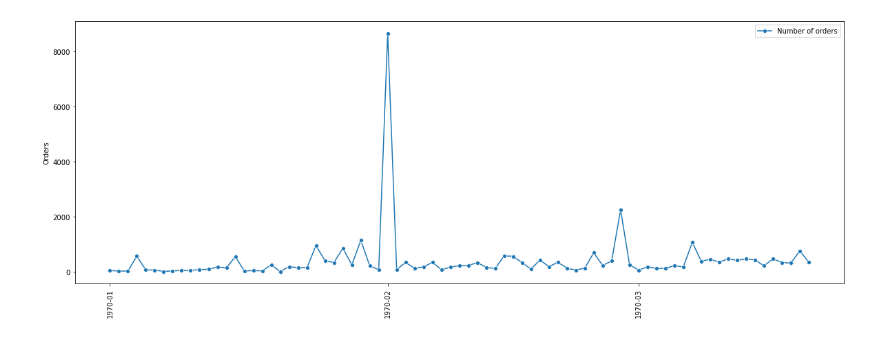
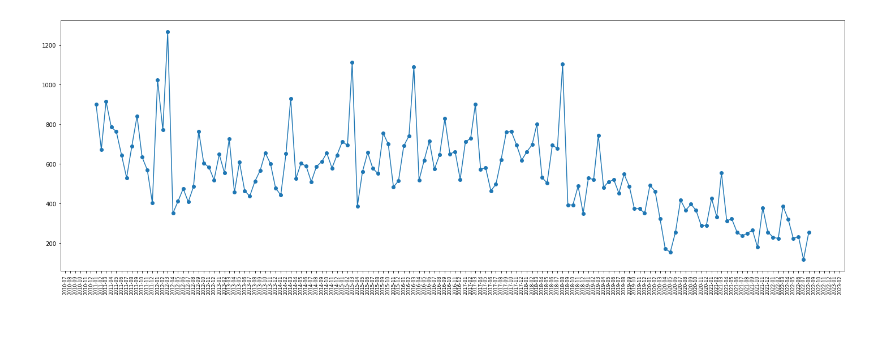
Before and after one commit to martinel-UAS/projects, a Jupyter notebook: 5. Master_thesis/Project.ipynb, the cells around one changed output. Cells and saved outputs as stored; diff of their text form; code cells hidden in the pictures.

```diff
--- a/5. Master_thesis/Project.ipynb
+++ b/5. Master_thesis/Project.ipynb
@@ -115,22 +152,26 @@ df
+# %%
+# Create a copy
+df_Finland = df
 # %%
+pd.set_option('mode.chained_assignment', None)
+
 # Get only Finland orders
-df_Finland = df[df.BranchCode == 'FI']
+df_Finland = df_Finland[df_Finland.RetailCountry == 'FIN']
 
 # Remove duplicates
-df_Finland.drop_duplicates(subset=['OrderNumber'], keep='last', inplace=True)
+df_Finland.drop_duplicates(subset=['orderNumber'], keep='last', inplace=True)
 
 # Remove unnecessary columns
-df_Finland.drop(['SalesPerformanceGroupCode', 'FinalDeliveryDealerAddr', 'LocationDealerAddr',
-        'CancellationDate', 'NSCModelGroupCode', 'ChangeDate',
-       'VehOrderClassTypeCode', 'VehOrderClassCode', 'Year', 'Month', 'Day',
-       'VehicleOrderClassTypeCodeChange', 'Return String', 'CustomerName',
-       'CutomerContactDetails', 'AttachedSupplyCurrentStatus', 'Vin', 'UserID'], axis=1, inplace=True)
+df_Finland.drop(['vehOrderClassCode', 'RetailNSC', 'NSCModelGroupCode',
+       'ReportingModelGroup', 'FleetCode', 'DealerCodeRetail',
+       'orderCreatedDate', 'RetailCountry', 'ModelGroup',
+       'EndItem', 'EIColourCode', 'DealerDeliveryAddrNoRetail',
+       'FinancialOwnerCategoryCurrent', 'FinancialOwnerCategoryNext',
+       'RetailCount', 'VINCode', 'CustomerName', 'Month', 'ModelDescription',
+       'Quarter', 'TRIM', 'YEAR'], axis=1, inplace=True)
 
 # Convert datetime column to just date
-df_Finland['OrderCreatedDate'] = pd.to_datetime(df_Finland['OrderCreatedDate']).dt.date
-df_Finland['year'] = pd.DatetimeIndex(df_Finland['OrderCreatedDate']).year
-df_Finland['month'] = pd.DatetimeIndex(df_Finland['OrderCreatedDate']).month
-
-# Get orders from 01-01-2016 onwards
-df_Finland = df_Finland[df_Finland.year > 2015]
+df_Finland['RetailDate'] = pd.to_datetime(df_Finland['RetailDate'], dayfirst=True).dt.date
+df_Finland['year'] = pd.DatetimeIndex(df_Finland['RetailDate']).year
+df_Finland['month'] = pd.DatetimeIndex(df_Finland['RetailDate']).month
 # %%
@@ -176,15 +203,21 @@ plt.show()
 # %%
-import matplotlib.dates as mdates
 years = mdates.YearLocator()   # every year
 months = mdates.MonthLocator()  # every month
-years_fmt = mdates.DateFormatter('%Y-%m') #This is a format. Will be clear in Screenshot
+years_fmt = mdates.DateFormatter('%Y-%m') #This is a format.
 fig, axes = plt.subplots(figsize=(20,7))
-sns.lineplot(data=result['Orders'], label = 'Number of orders', marker = 'o')
+
+plt.plot(result['Orders'], label = 'Orders', marker = 'o')
+
 axes.xaxis.set_major_locator(months)
 axes.xaxis.set_major_formatter(years_fmt)
 axes.xaxis.set_minor_locator(months)
 
+# Autolayout
+plt.rcParams["figure.autolayout"] = True
+
+# Set the font size of xticks
+plt.xticks(fontsize=8)
 plt.xticks(rotation = 'vertical')
 plt.show()
 # %% [output]
-[figure, old version]
+[figure, new version]
```
Also changed, not shown: parts of 44 cells of this notebook, 1 other file.
